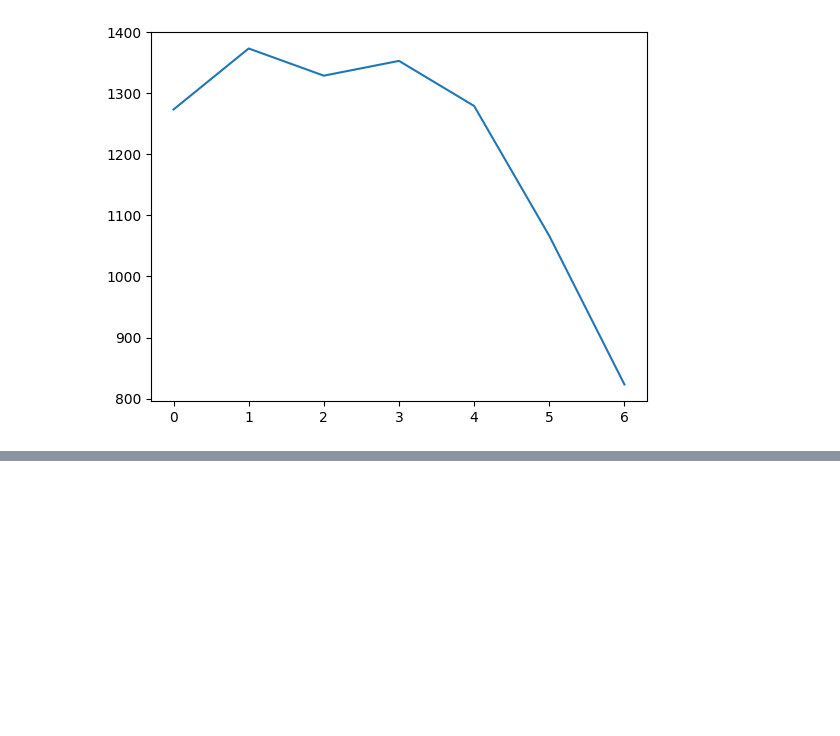
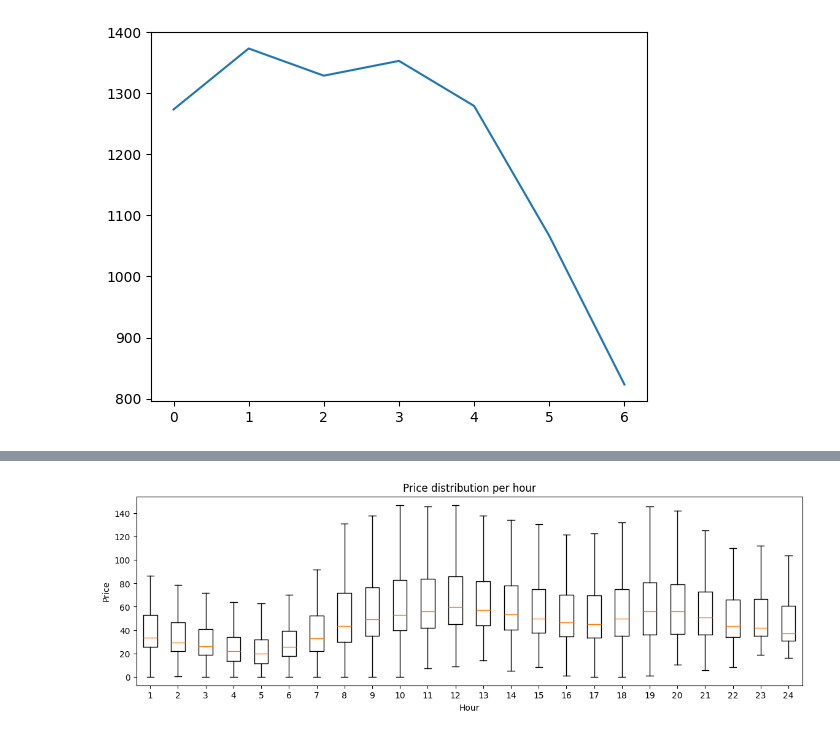
Before and after one commit to HLBurger/project-RL-hydrodam, a Jupyter notebook: analytics.ipynb, the cells around one changed output, grey strips where cells are left out. Saved outputs shown, nothing was run; the diff lists cells and outputs as text; code cells hidden in the pictures; blank space fills up the shorter version.

```diff
--- a/analytics.ipynb
+++ b/analytics.ipynb
@@ -46,0 +96,14 @@ plt.plot(day_prices['total'])
+# %%
+plt.figure(figsize=(14,4))
+plt.boxplot(
+    [df_long.loc[df_long['hour'] == h, 'price'] for h in range(1,25)],
+    positions=range(1,25),
+    showfliers=False
+)
+plt.title('Price distribution per hour')
+plt.xlabel('Hour')
+plt.ylabel('Price')
+plt.xticks(range(1,25))
+plt.show()
+# %% [output]
+[figure, added]
```
Also changed, not shown: parts of 12 cells of this notebook.
